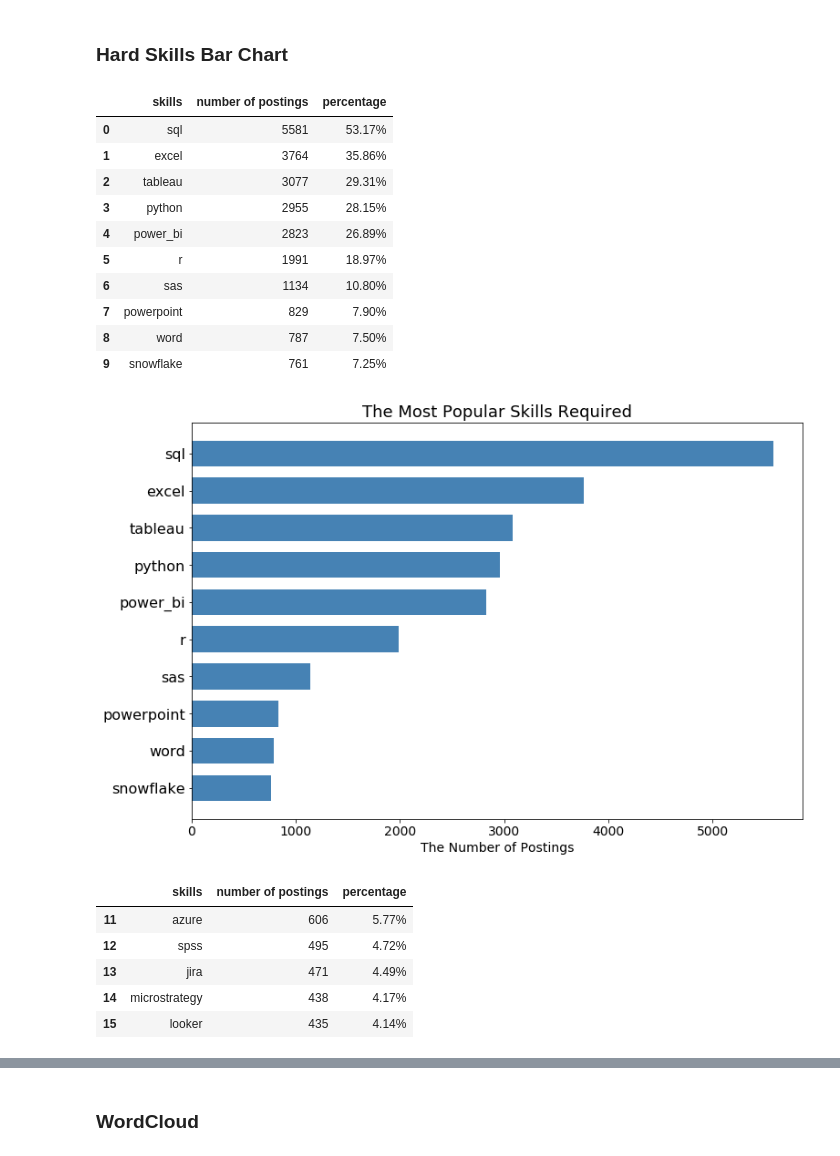
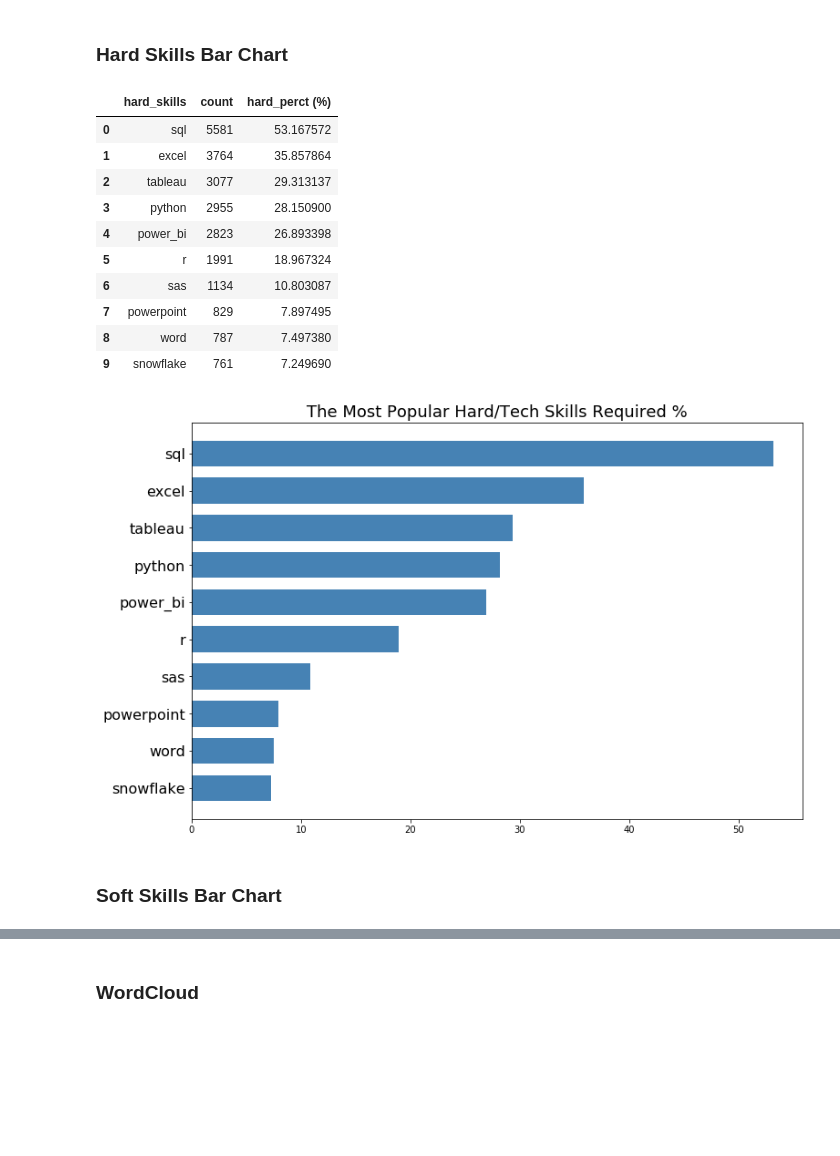
Before and after one commit to zarbin/UTA_Project-3, a Jupyter notebook: sandbox/xuan.ipynb, the cells around one changed output, grey strips where cells are left out. Drawn from its saved outputs; the diff is of its cells as text; code cells hidden in the pictures; blank space fills up the shorter version.

```diff
--- a/sandbox/xuan.ipynb
+++ b/sandbox/xuan.ipynb
@@ -8,6 +8,8 @@ import matplotlib.pyplot as plt
 # Load JSON
 database_path = "../data/data.json"
 data = pd.read_json(database_path)
+# Select the columns needed for hard/soft skills analysis
+data=data[['id','description', 'description_tokens']]
 # Preview the Data
 data.head()
 # %% [output]
@@ -22,54 +24,44 @@ data.head()
 # %%
 # Create dataframe for plotting showing the number and the percentage of job postings mentioning about each job skills
 # count skill frequency from 'description_tokens' column
-skill_freq = data['description_tokens'].str.split(r'[,\ \'\[\]]',expand=True).stack().value_counts()
-skill_freq = skill_freq.drop(skill_freq.index[0])
+hs_freq = data['description_tokens'].str.split(r'[,\ \'\[\]]',expand=True).stack().value_counts()
+hs_freq = hs_freq.drop(hs_freq.index[0])
 
 # create dataframe for skill frequency plot (TOP 10 SKILLS)
-skill_freq_df = skill_freq.to_frame().reset_index()
-skill_freq_df.rename(columns = {'index':'skills', 0:'number of postings'}, inplace = True)
+hs_freq_df = hs_freq.to_frame().reset_index()
+hs_freq_df.rename(columns = {'index':'hard_skills', 0:'count'}, inplace = True)
 
 # Add a 'percentage' colomn showing the percentage of the job postings mentions about each job skills.
-skill_perct = skill_freq_df['number of postings']/len(data['id'])
-skill_freq_df['percentage']= skill_perct
-
-# select top 10 skills and convert percentarge to % format
-skill_top_10_df = skill_freq_df.iloc[0:10]
-skill_top_10_df.style.format({'percentage': '{:.2%}'.format})
+hs_perct = hs_freq_df['count']/len(data['id'])*100
+hs_freq_df['hard_perct (%)']= hs_perct
+hs_top_10_df = hs_freq_df.iloc[0:10]
+hs_top_10_df
 # %% [output]
-|  | skills | number of postings | percentage |
-| 0 | sql | 5581 | 53.17% |
-| 1 | excel | 3764 | 35.86% |
-| 2 | tableau | 3077 | 29.31% |
-| 3 | python | 2955 | 28.15% |
-| 4 | power_bi | 2823 | 26.89% |
-| 5 | r | 1991 | 18.97% |
-| 6 | sas | 1134 | 10.80% |
-| 7 | powerpoint | 829 | 7.90% |
-| 8 | word | 787 | 7.50% |
-| 9 | snowflake | 761 | 7.25% |
+|  | hard_skills | count | hard_perct (%) |
+| 0 | sql | 5581 | 53.167572 |
+| 1 | excel | 3764 | 35.857864 |
+| 2 | tableau | 3077 | 29.313137 |
+| 3 | python | 2955 | 28.150900 |
+| 4 | power_bi | 2823 | 26.893398 |
+| 5 | r | 1991 | 18.967324 |
+| 6 | sas | 1134 | 10.803087 |
+| 7 | powerpoint | 829 | 7.897495 |
+| 8 | word | 787 | 7.497380 |
+| 9 | snowflake | 761 | 7.249690 |
 # %%
 # Plot horizontal bar chart based on top 10 skills mentioend in the job posting following with a dataframe shows the ranking from 10-15.
 # reverse the ranking
-reversed_skill_top_10_df = skill_top_10_df.iloc[::-1]
-y_axis = reversed_skill_top_10_df['skills']
-x_axis = reversed_skill_top_10_df['number of postings']
+rev_hs_skill_top_10_df = hs_top_10_df.iloc[::-1]
+y_axis = rev_hs_skill_top_10_df['hard_skills']
+x_axis = rev_hs_skill_top_10_df['hard_perct (%)']
 # labels = reversed_skill_top_10_df['percentage']
 plt.figure(figsize = (12,8))
 plt.barh(y_axis, x_axis, height=0.7, color="steelblue")
-plt.title('The Most Popular Skills Required', fontsize=18)
-plt.xlabel('The Number of Postings',fontsize=14)
-plt.xticks(fontsize=14)
+plt.title('The Most Popular Hard/Tech Skills Required %', fontsize=18)
 plt.yticks(fontsize=16)
+#plt.savefig('../images/hard_skill_bar.png')
 plt.show()
-# dataframe shows the ranking from 10-15
-skill_10_to_15_df = skill_freq_df.iloc[11:16]
-skill_10_to_15_df.style.format({'percentage': '{:.2%}'.format})
 # %% [output]
-[figure, old version]
+[figure, new version]
-|  | skills | number of postings | percentage |
-| 11 | azure | 606 | 5.77% |
-| 12 | spss | 495 | 4.72% |
-| 13 | jira | 471 | 4.49% |
-| 14 | microstrategy | 438 | 4.17% |
-| 15 | looker | 435 | 4.14% |
+# %% [markdown]
+### Soft Skills Bar Chart
```
Also changed, not shown: parts of 21 cells of this notebook, 9 other files.
